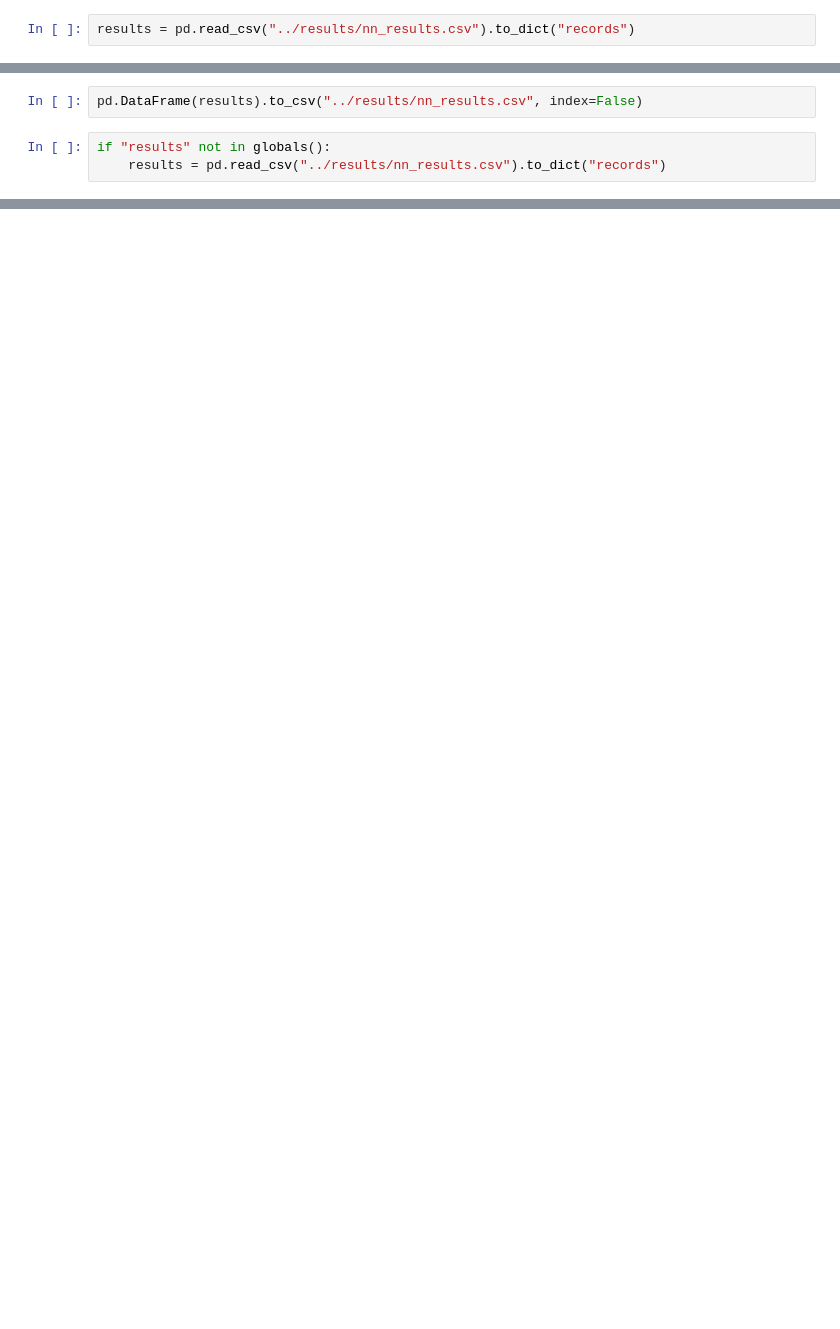
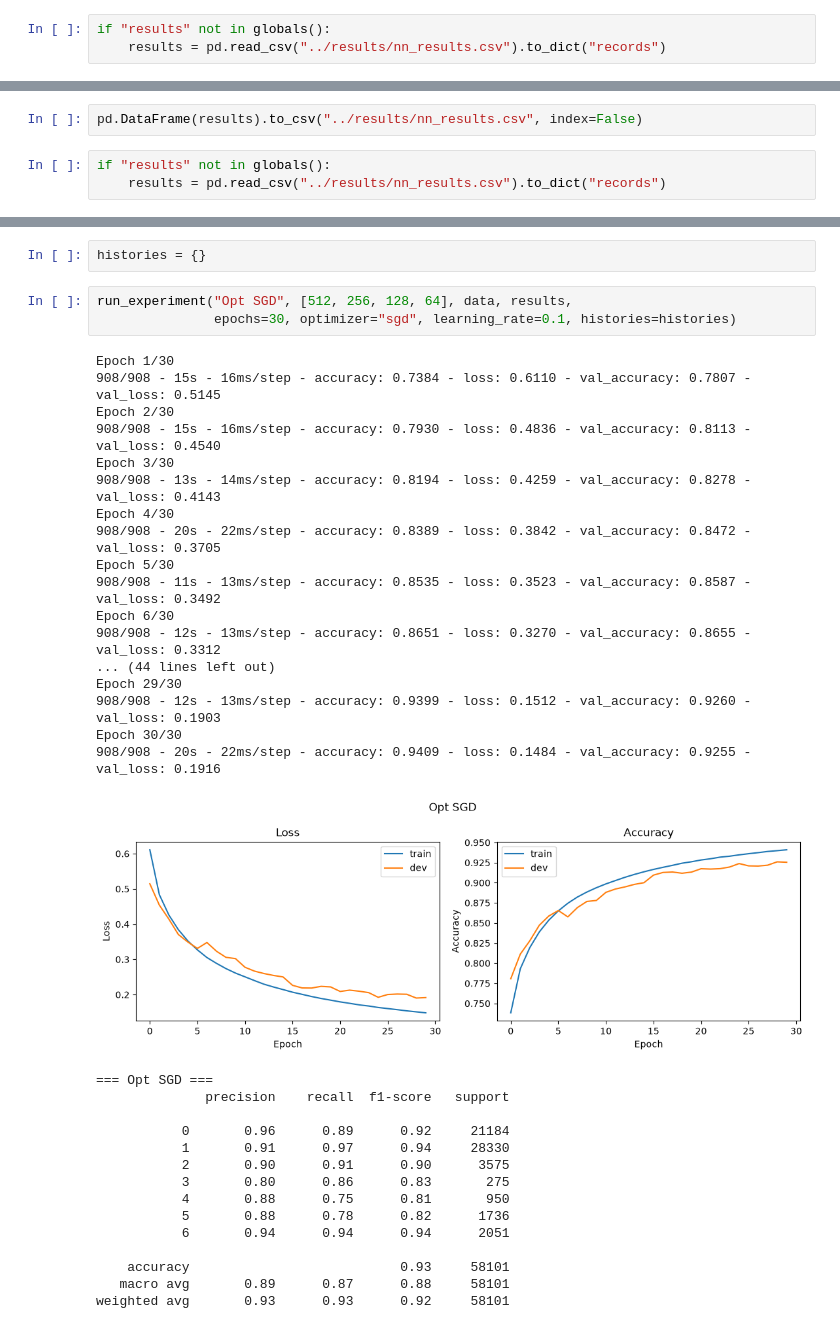
Before and after one commit to MaralFarahmandfar/Forest-Cover-Type, a Jupyter notebook: notebooks/03_nn_experiments.ipynb, the cells around one changed output, grey strips where cells are left out. Saved outputs shown, nothing was run; the diff lists cells and outputs as text; blank space fills up the shorter version.

```diff
--- a/notebooks/03_nn_experiments.ipynb
+++ b/notebooks/03_nn_experiments.ipynb
@@ -319,4 +317,5 @@ pd.DataFrame(results).to_csv("../results/nn_results.csv", index=False)
 - The 4-layer network (60 epochs) is close to Random Forest (0.916 vs 0.923 macro F1) but does not beat it yet.
 - The train/dev gap and the flat dev loss show overfitting. This network (4 layers, 60 epochs) is the **reference model** for the next experiments: L2 and Dropout, then optimizers, batch normalization and learning rate decay.
 # %%
-results = pd.read_csv("../results/nn_results.csv").to_dict("records")
+if "results" not in globals():
+    results = pd.read_csv("../results/nn_results.csv").to_dict("records")
@@ -435,0 +416,38 @@ if "results" not in globals():
+# %%
+histories = {}
+# %%
+run_experiment("Opt SGD", [512, 256, 128, 64], data, results,
+               epochs=30, optimizer="sgd", learning_rate=0.1, histories=histories)
+# %% [output]
+Epoch 1/30
+908/908 - 15s - 16ms/step - accuracy: 0.7384 - loss: 0.6110 - val_accuracy: 0.7807 - val_loss: 0.5145
+Epoch 2/30
+908/908 - 15s - 16ms/step - accuracy: 0.7930 - loss: 0.4836 - val_accuracy: 0.8113 - val_loss: 0.4540
+Epoch 3/30
+908/908 - 13s - 14ms/step - accuracy: 0.8194 - loss: 0.4259 - val_accuracy: 0.8278 - val_loss: 0.4143
+Epoch 4/30
+908/908 - 20s - 22ms/step - accuracy: 0.8389 - loss: 0.3842 - val_accuracy: 0.8472 - val_loss: 0.3705
+Epoch 5/30
+908/908 - 11s - 13ms/step - accuracy: 0.8535 - loss: 0.3523 - val_accuracy: 0.8587 - val_loss: 0.3492
+Epoch 6/30
+908/908 - 12s - 13ms/step - accuracy: 0.8651 - loss: 0.3270 - val_accuracy: 0.8655 - val_loss: 0.3312
+... (44 lines left out)
+Epoch 29/30
+908/908 - 12s - 13ms/step - accuracy: 0.9399 - loss: 0.1512 - val_accuracy: 0.9260 - val_loss: 0.1903
+Epoch 30/30
+908/908 - 20s - 22ms/step - accuracy: 0.9409 - loss: 0.1484 - val_accuracy: 0.9255 - val_loss: 0.1916
+[figure, added]
+=== Opt SGD ===
+              precision    recall  f1-score   support
+
+           0       0.96      0.89      0.92     21184
+           1       0.91      0.97      0.94     28330
+           2       0.90      0.91      0.90      3575
+           3       0.80      0.86      0.83       275
+           4       0.88      0.75      0.81       950
+           5       0.88      0.78      0.82      1736
+           6       0.94      0.94      0.94      2051
+
+    accuracy                           0.93     58101
+   macro avg       0.89      0.87      0.88     58101
+weighted avg       0.93      0.93      0.92     58101
```
Also changed, not shown: parts of 20 cells of this notebook, 24 other files.
